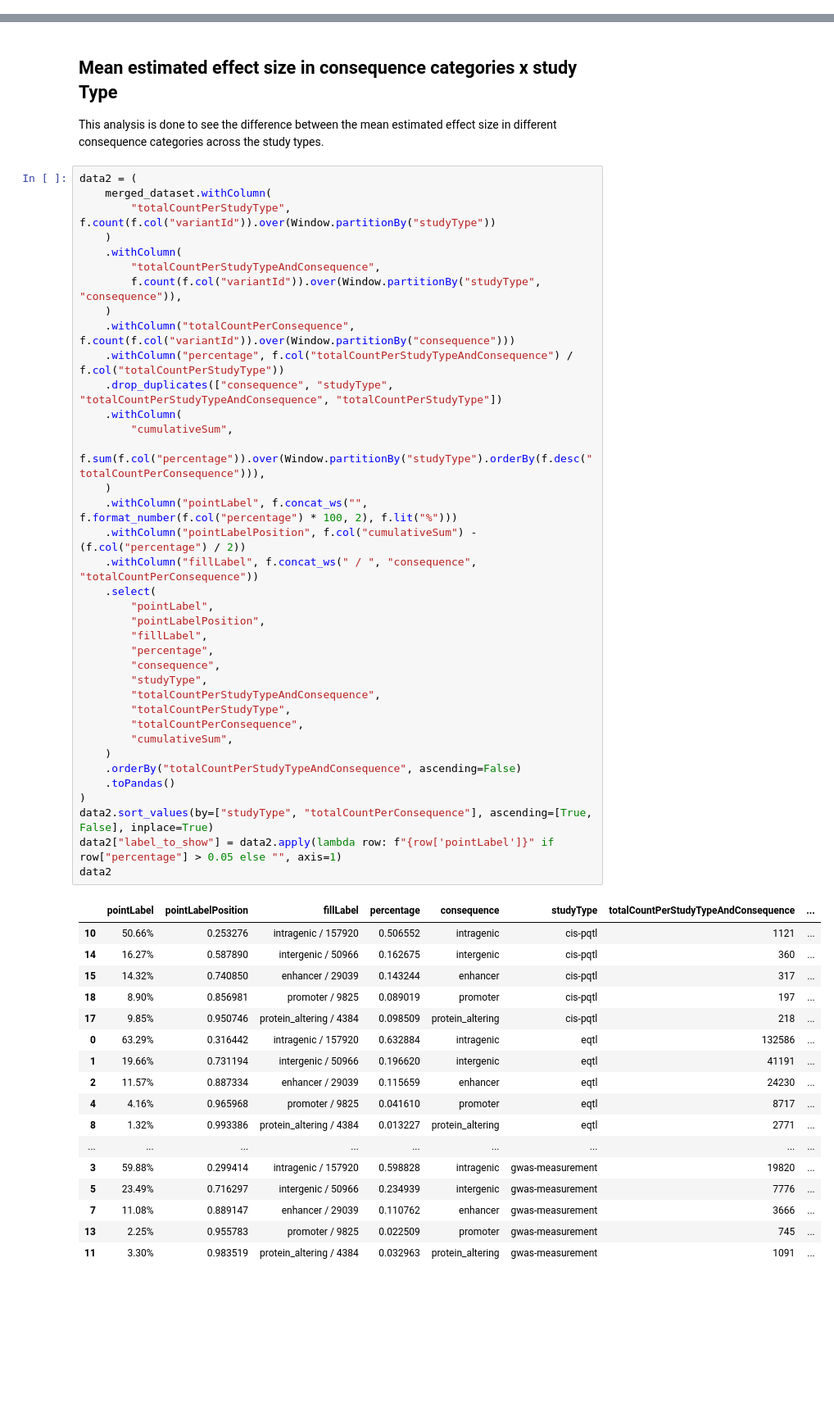
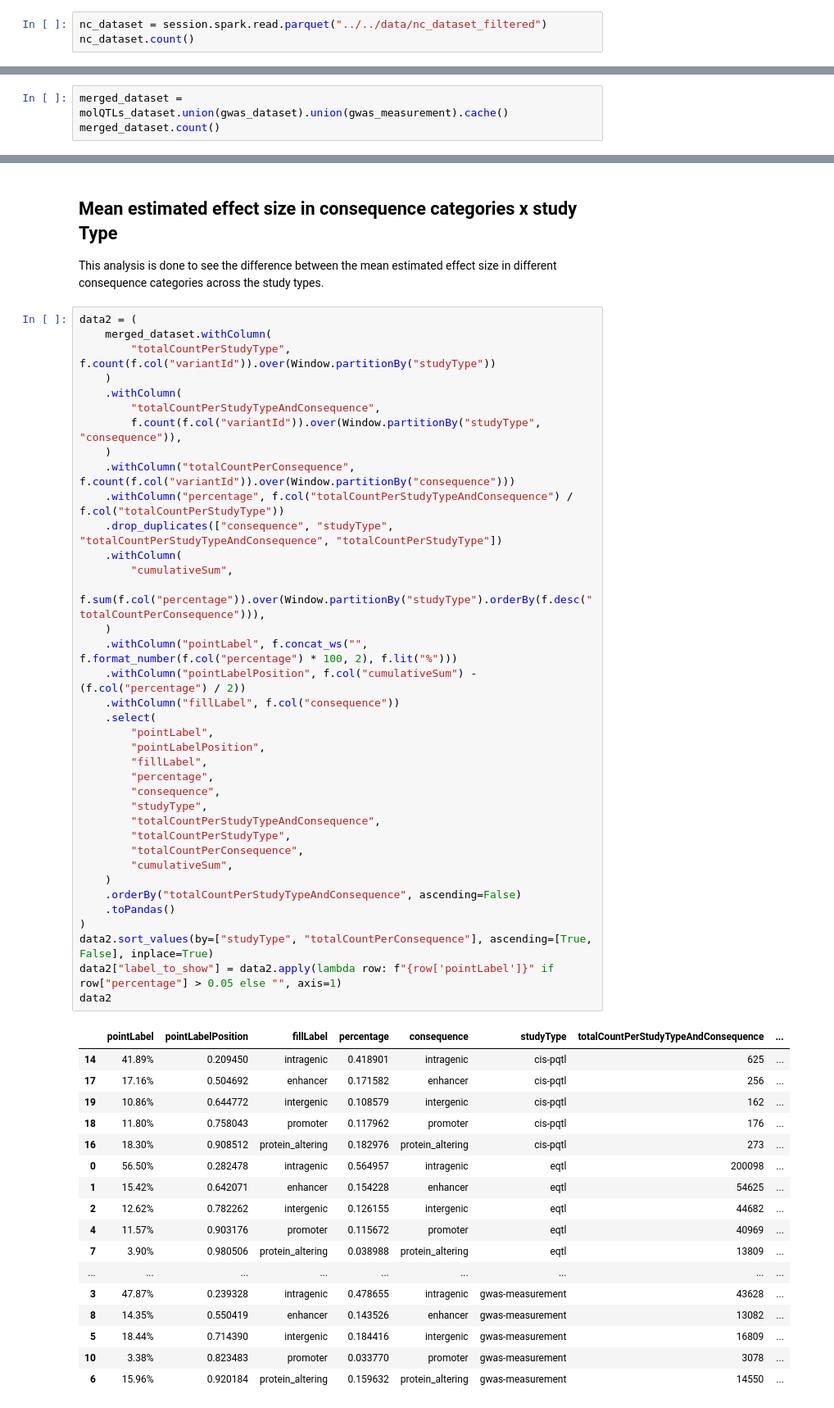
Before and after one commit to opentargets/Gentropy-manuscript, a Jupyter notebook: chapters/in_silico_effect_prediction/05.1_variant_regulatory_consequence.ipynb, the cells around one changed output, grey strips where cells are left out. Shown at 82% size. Drawn from its saved outputs; the diff is of its cells as text; blank space fills up the shorter version.

```diff
--- a/chapters/in_silico_effect_prediction/05.1_variant_regulatory_consequence.ipynb
+++ b/chapters/in_silico_effect_prediction/05.1_variant_regulatory_consequence.ipynb
@@ -212,0 +484,3 @@ nc_dataset = session.spark.read.parquet("../../data/nc_dataset")
+# %%
+nc_dataset = session.spark.read.parquet("../../data/nc_dataset_filtered")
+nc_dataset.count()
@@ -329,0 +573,3 @@ merged_dataset.count()
+# %%
+merged_dataset = molQTLs_dataset.union(gwas_dataset).union(gwas_measurement).cache()
+merged_dataset.count()
@@ -494,47 +819,47 @@ data2 = (
     )
     .withColumn("totalCountPerConsequence", f.count(f.col("variantId")).over(Window.partitionBy("consequence")))
     .withColumn("percentage", f.col("totalCountPerStudyTypeAndConsequence") / f.col("totalCountPerStudyType"))
     .drop_duplicates(["consequence", "studyType", "totalCountPerStudyTypeAndConsequence", "totalCountPerStudyType"])
     .withColumn(
         "cumulativeSum",
         f.sum(f.col("percentage")).over(Window.partitionBy("studyType").orderBy(f.desc("totalCountPerConsequence"))),
     )
     .withColumn("pointLabel", f.concat_ws("", f.format_number(f.col("percentage") * 100, 2), f.lit("%")))
     .withColumn("pointLabelPosition", f.col("cumulativeSum") - (f.col("percentage") / 2))
-    .withColumn("fillLabel", f.concat_ws(" / ", "consequence", "totalCountPerConsequence"))
+    .withColumn("fillLabel", f.col("consequence"))
     .select(
         "pointLabel",
         "pointLabelPosition",
         "fillLabel",
         "percentage",
         "consequence",
         "studyType",
         "totalCountPerStudyTypeAndConsequence",
         "totalCountPerStudyType",
         "totalCountPerConsequence",
         "cumulativeSum",
     )
     .orderBy("totalCountPerStudyTypeAndConsequence", ascending=False)
     .toPandas()
 )
 data2.sort_values(by=["studyType", "totalCountPerConsequence"], ascending=[True, False], inplace=True)
 data2["label_to_show"] = data2.apply(lambda row: f"{row['pointLabel']}" if row["percentage"] > 0.05 else "", axis=1)
 data2
 # %% [output]
 |  | pointLabel | pointLabelPosition | fillLabel | percentage | consequence | studyType | totalCountPerStudyTypeAndConsequence | ... |
-| 10 | 50.66% | 0.253276 | intragenic / 157920 | 0.506552 | intragenic | cis-pqtl | 1121 | ... |
-| 14 | 16.27% | 0.587890 | intergenic / 50966 | 0.162675 | intergenic | cis-pqtl | 360 | ... |
-| 15 | 14.32% | 0.740850 | enhancer / 29039 | 0.143244 | enhancer | cis-pqtl | 317 | ... |
-| 18 | 8.90% | 0.856981 | promoter / 9825 | 0.089019 | promoter | cis-pqtl | 197 | ... |
-| 17 | 9.85% | 0.950746 | protein_altering / 4384 | 0.098509 | protein_altering | cis-pqtl | 218 | ... |
-| 0 | 63.29% | 0.316442 | intragenic / 157920 | 0.632884 | intragenic | eqtl | 132586 | ... |
-| 1 | 19.66% | 0.731194 | intergenic / 50966 | 0.196620 | intergenic | eqtl | 41191 | ... |
-| 2 | 11.57% | 0.887334 | enhancer / 29039 | 0.115659 | enhancer | eqtl | 24230 | ... |
-| 4 | 4.16% | 0.965968 | promoter / 9825 | 0.041610 | promoter | eqtl | 8717 | ... |
-| 8 | 1.32% | 0.993386 | protein_altering / 4384 | 0.013227 | protein_altering | eqtl | 2771 | ... |
+| 14 | 41.89% | 0.209450 | intragenic | 0.418901 | intragenic | cis-pqtl | 625 | ... |
+| 17 | 17.16% | 0.504692 | enhancer | 0.171582 | enhancer | cis-pqtl | 256 | ... |
+| 19 | 10.86% | 0.644772 | intergenic | 0.108579 | intergenic | cis-pqtl | 162 | ... |
+| 18 | 11.80% | 0.758043 | promoter | 0.117962 | promoter | cis-pqtl | 176 | ... |
+| 16 | 18.30% | 0.908512 | protein_altering | 0.182976 | protein_altering | cis-pqtl | 273 | ... |
+| 0 | 56.50% | 0.282478 | intragenic | 0.564957 | intragenic | eqtl | 200098 | ... |
+| 1 | 15.42% | 0.642071 | enhancer | 0.154228 | enhancer | eqtl | 54625 | ... |
+| 2 | 12.62% | 0.782262 | intergenic | 0.126155 | intergenic | eqtl | 44682 | ... |
+| 4 | 11.57% | 0.903176 | promoter | 0.115672 | promoter | eqtl | 40969 | ... |
+| 7 | 3.90% | 0.980506 | protein_altering | 0.038988 | protein_altering | eqtl | 13809 | ... |
 | ... | ... | ... | ... | ... | ... | ... | ... | ... |
-| 3 | 59.88% | 0.299414 | intragenic / 157920 | 0.598828 | intragenic | gwas-measurement | 19820 | ... |
-| 5 | 23.49% | 0.716297 | intergenic / 50966 | 0.234939 | intergenic | gwas-measurement | 7776 | ... |
-| 7 | 11.08% | 0.889147 | enhancer / 29039 | 0.110762 | enhancer | gwas-measurement | 3666 | ... |
-| 13 | 2.25% | 0.955783 | promoter / 9825 | 0.022509 | promoter | gwas-measurement | 745 | ... |
-| 11 | 3.30% | 0.983519 | protein_altering / 4384 | 0.032963 | protein_altering | gwas-measurement | 1091 | ... |
+| 3 | 47.87% | 0.239328 | intragenic | 0.478655 | intragenic | gwas-measurement | 43628 | ... |
+| 8 | 14.35% | 0.550419 | enhancer | 0.143526 | enhancer | gwas-measurement | 13082 | ... |
+| 5 | 18.44% | 0.714390 | intergenic | 0.184416 | intergenic | gwas-measurement | 16809 | ... |
+| 10 | 3.38% | 0.823483 | promoter | 0.033770 | promoter | gwas-measurement | 3078 | ... |
+| 6 | 15.96% | 0.920184 | protein_altering | 0.159632 | protein_altering | gwas-measurement | 14550 | ... |
```
Also changed, not shown: parts of 75 cells of this notebook, 1 other file.
